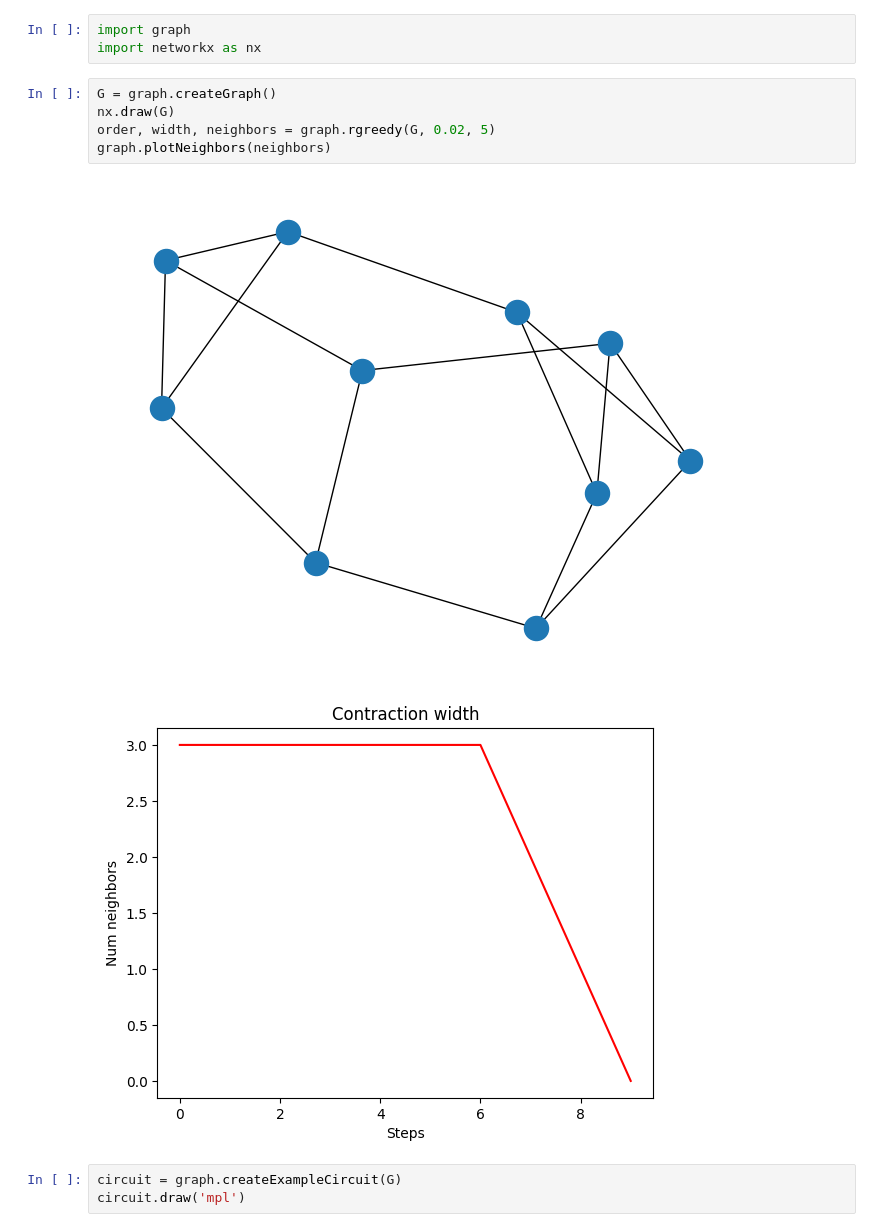
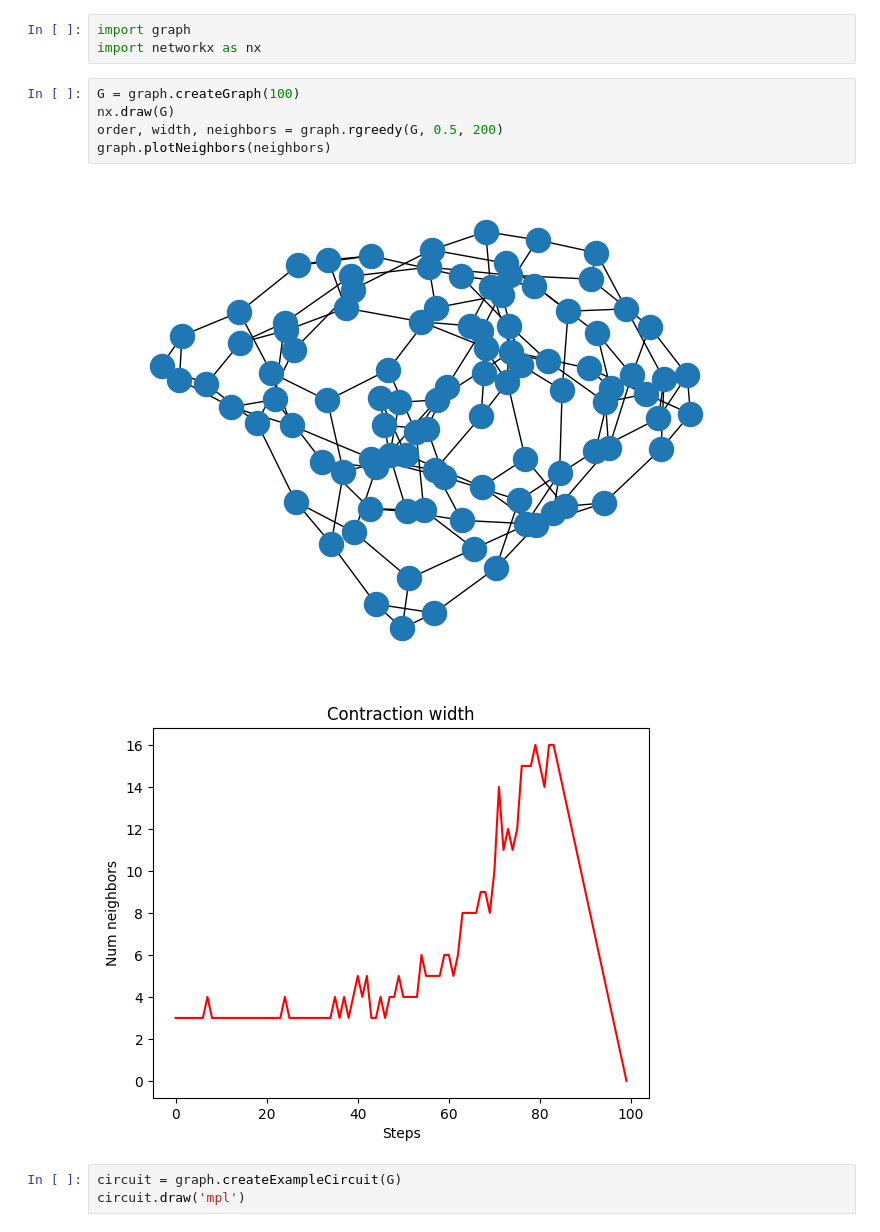
Before and after one commit to richardm1234/stepDependentSlicing_AQC, a Jupyter notebook: demo.ipynb, the cells around one changed output. Saved outputs shown, nothing was run; the diff lists cells and outputs as text.

Commit message:
added number of nodes as parameter for graph creation to plot its neighbors and see the peak

```diff
--- a/demo.ipynb
+++ b/demo.ipynb
@@ -15,13 +15,13 @@ Execution steps:
 import graph
 import networkx as nx
 # %%
-G = graph.createGraph()
+G = graph.createGraph(100)
 nx.draw(G)
-order, width, neighbors = graph.rgreedy(G, 0.02, 5)
+order, width, neighbors = graph.rgreedy(G, 0.5, 200)
 graph.plotNeighbors(neighbors)
 # %% [output]
-[figure, old version]
+[figure, new version]
-[figure, old version]
+[figure, new version]
 # %%
 circuit = graph.createExampleCircuit(G)
 circuit.draw('mpl')
```
Also changed, not shown: 1 other file.
